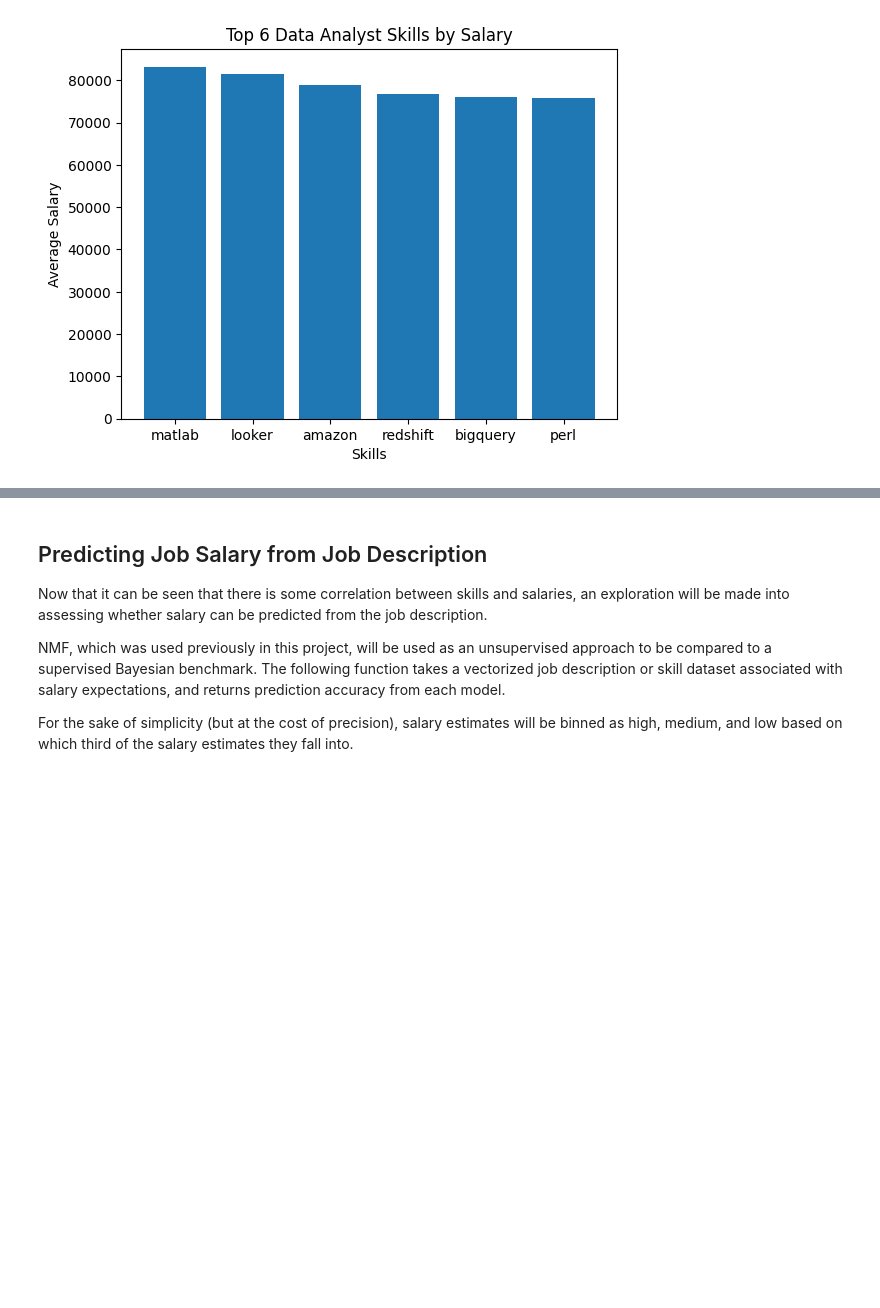
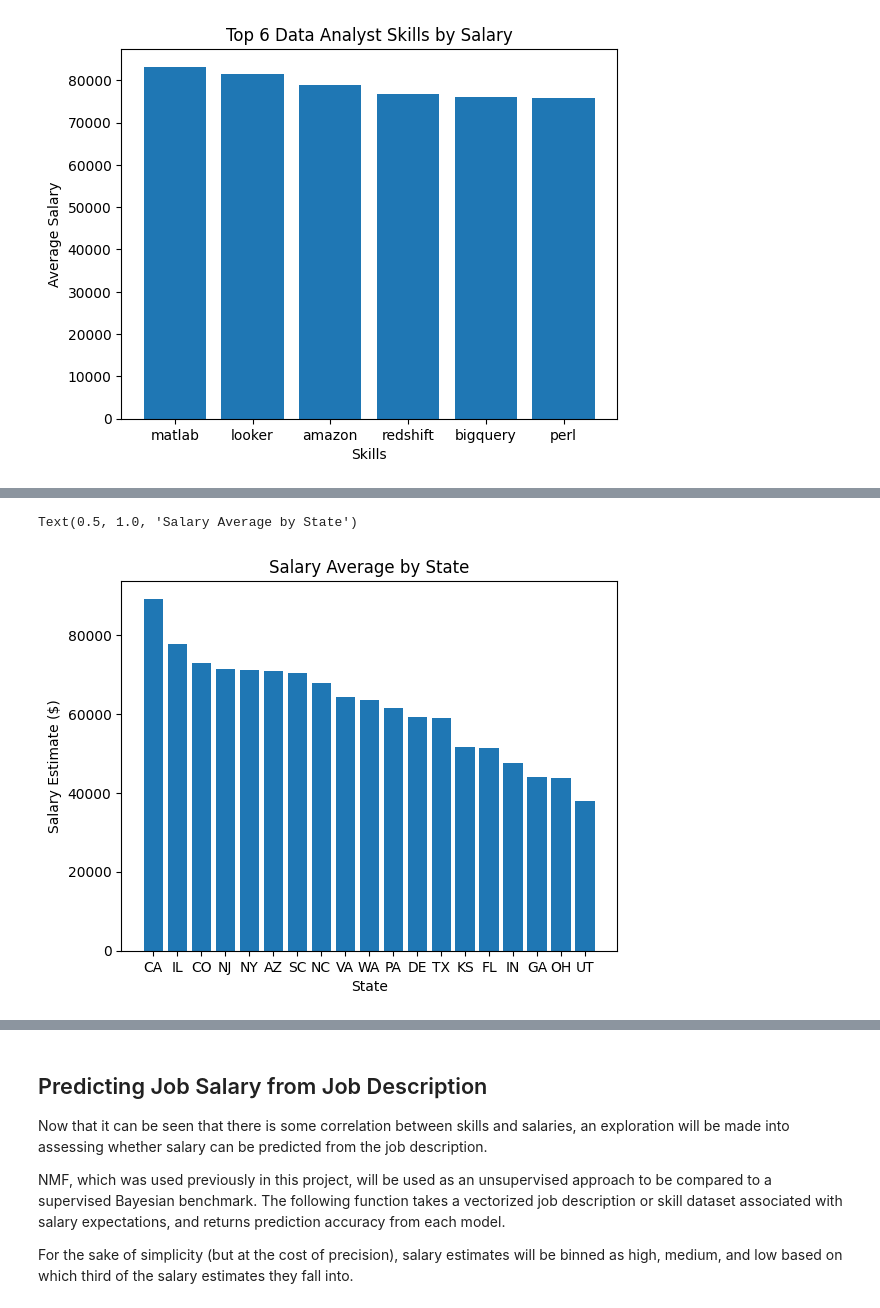
Before and after one commit to iansind/tech-jobs-clustering, a Jupyter notebook: tech_jobs_unsupervised_analysis.ipynb, the cells around one changed output, grey strips where cells are left out. Cells and saved outputs as stored; diff of their text form; code cells hidden in the pictures; blank space fills up the shorter version.

```diff
--- a/tech_jobs_unsupervised_analysis.ipynb
+++ b/tech_jobs_unsupervised_analysis.ipynb
@@ -519,0 +549,9 @@ plot_salaries(skill_salaries, n=6, high_to_low=True)
+# %%
+loc_salaries = df.groupby('Location')['Salary Estimate'].mean().sort_values(ascending=False)
+plt.bar(loc_salaries.index, loc_salaries)
+plt.xlabel('State')
+plt.ylabel('Salary Estimate ($)')
+plt.title('Salary Average by State')
+# %% [output]
+Text(0.5, 1.0, 'Salary Average by State')
+[figure, added]
```
Also changed, not shown: parts of 14 cells of this notebook.
